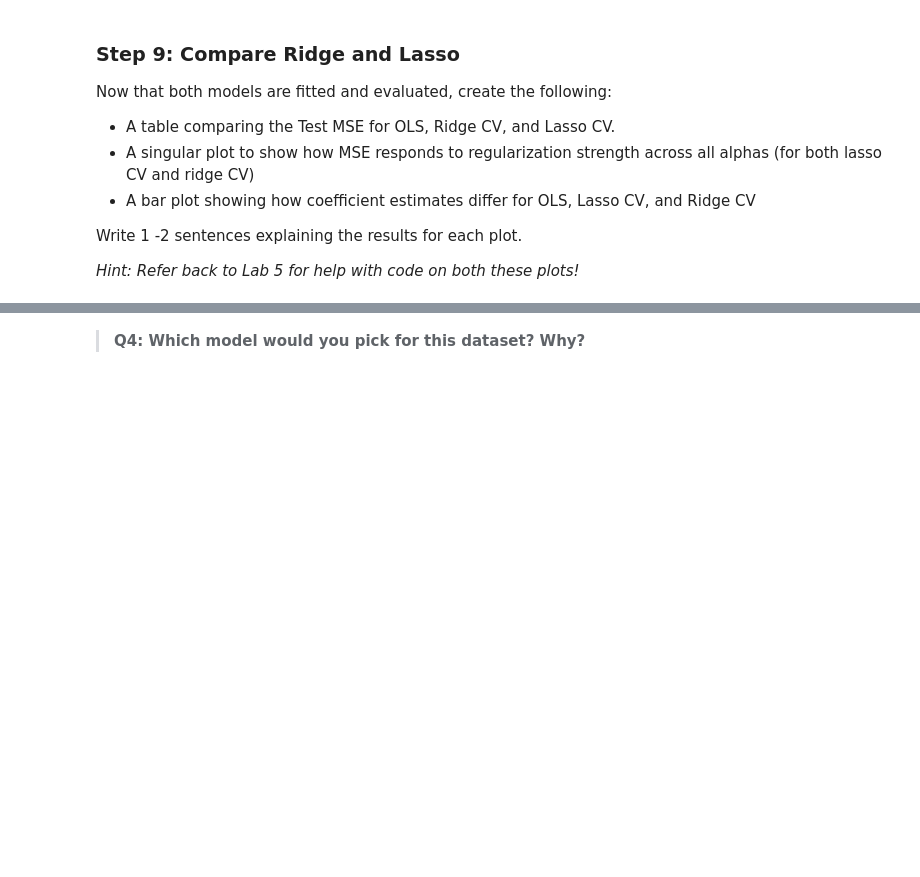
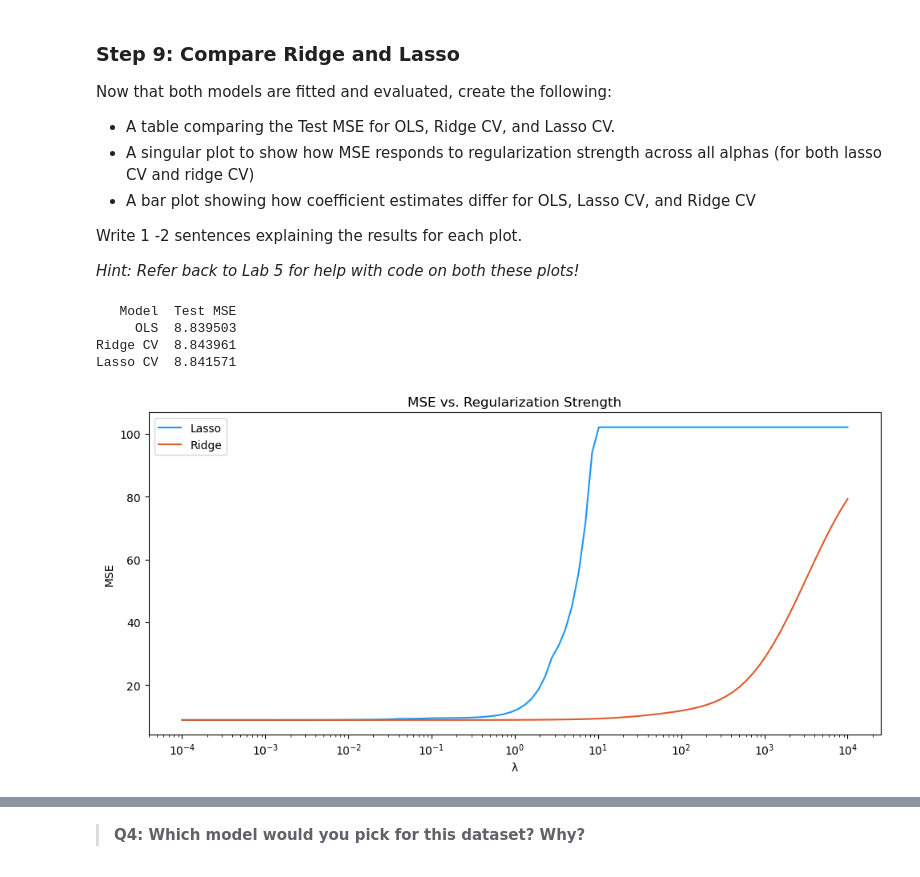
Before and after one commit to aakriti-poudel-chhetri/assignment-3, a Jupyter notebook: task1/hw3-task1.ipynb, the cells around one changed output, grey strips where cells are left out. Drawn from its saved outputs; the diff is of its cells as text; code cells hidden in the pictures; blank space fills up the shorter version.

```diff
--- a/task1/hw3-task1.ipynb
+++ b/task1/hw3-task1.ipynb
@@ -182,4 +280,16 @@ _Type your answer here, replacing this text._
 
 Now fit a `LassoCV` model using the same lambda range and 10-fold CV. Create a table comparing the coefficients for both OLS and Lasso. Your table should include the following columns: `Feature`, `OLS Coefficient`, `Lasso Coefficient`.
 # %%
-lasso_cv = ...
+# Apply 10 fold CV but with an L1 penalty
+lasso_cv = LassoCV(alphas=lambdas, cv=10) # L1 can shrink some coefficients to exactly zero, performing automatic variable selection
+lasso_cv.fit(X_train_scaled, y_train)
+
+print(f'Best lambda (alpha) chosen by CV: {lasso_cv.alpha_:.4f}')
+
+# Side-by-side comparison: OLS vs Lasso coefficients
+lasso_coef_table = pd.DataFrame({
+    'Feature'          : feature_names,
+    'OLS Coefficient'  : ols.coef_,
+    'Lasso Coefficient': lasso_cv.coef_
+})
+lasso_coef_table
@@ -217,3 +349,41 @@ Write 1 -2 sentences explaining the results for each plot.
 
 
 *Hint: Refer back to Lab 5 for help with code on both these plots!*
+# %%
+# Table: Test MSE for OLS, Ridge CV, and Lasso CV
+mse_table = pd.DataFrame({
+    'Model'   : ['OLS', 'Ridge CV', 'Lasso CV'],
+    'Test MSE': [mse_ols, mse_rcv, mse_lcv]
+})
+print(mse_table.to_string(index=False))
+# %% [output]
+   Model  Test MSE
+     OLS  8.839503
+Ridge CV  8.843961
+Lasso CV  8.841571
+# %%
+# Recompute test MSE across the full lambda grid for both models
+mse_lasso_path = []
+mse_ridge_path = []
+
+for lam in lambdas:
+    lasso = Lasso(alpha=lam)
+    ridge = Ridge(alpha=lam)
+    lasso.fit(X_train_scaled, y_train)
+    ridge.fit(X_train_scaled, y_train)
+    # Evaluate each model on the test set at this lambda
+    mse_lasso_path.append(mean_squared_error(y_test, lasso.predict(X_test_scaled)))
+    mse_ridge_path.append(mean_squared_error(y_test, ridge.predict(X_test_scaled)))
+
+plt.figure(figsize=(10, 5))
+plt.plot(lambdas, mse_lasso_path, label='Lasso', color='#2196F3')
+plt.plot(lambdas, mse_ridge_path, label='Ridge', color='#E05B2B')
+plt.xscale('log')
+plt.xlabel('λ')
+plt.ylabel('MSE')
+plt.title('MSE vs. Regularization Strength')
+plt.legend()
+plt.tight_layout()
+plt.show()
+# %% [output]
+[figure, added]
```
Also changed, not shown: parts of 18 cells of this notebook.
